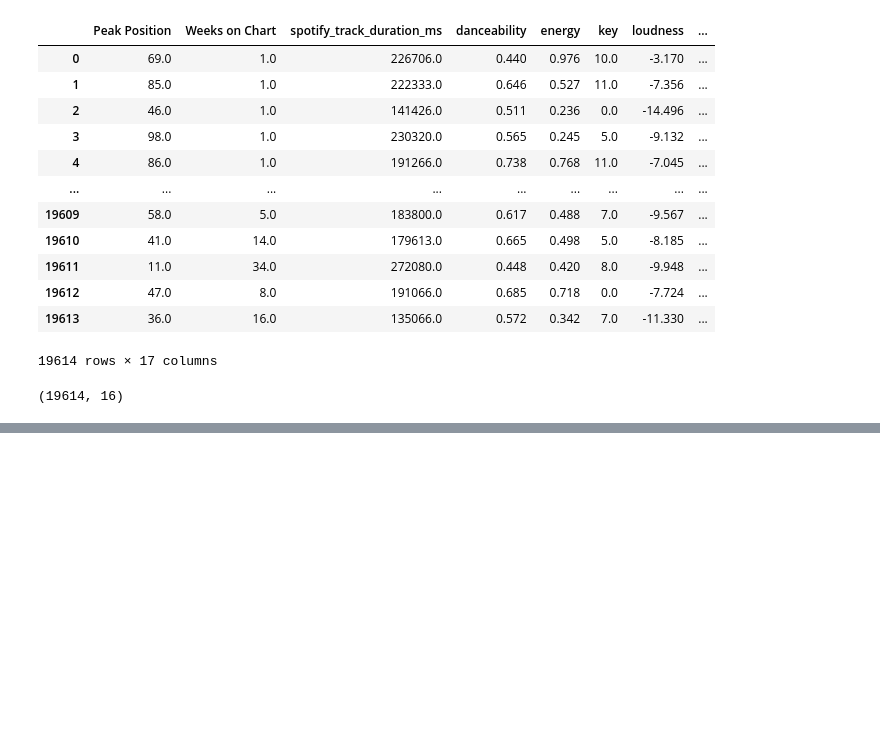
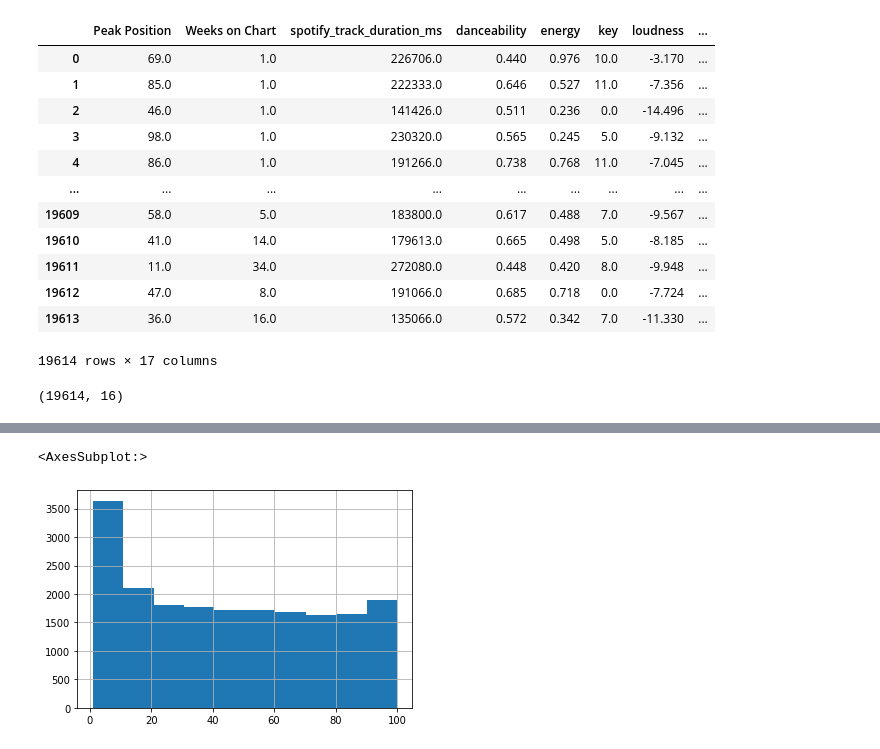
Before and after one commit to ehayes2000/csci303-final-project, a Jupyter notebook: deep-solutions.ipynb, the cells around one changed output, grey strips where cells are left out. Drawn from its saved outputs; the diff is of its cells as text; code cells hidden in the pictures; blank space fills up the shorter version.

```diff
--- a/deep-solutions.ipynb
+++ b/deep-solutions.ipynb
@@ -55,6 +60,10 @@ features.shape
 import tensorflow as tf
 from tensorflow.keras.layers import Dense, SimpleRNN, GRU, Embedding
 from tensorflow.keras import Sequential
+# %%
+from sklearn.preprocessing import Normalizer
+normalizer = Normalizer()
+features = normalizer.fit_transform(features)
 # %%
 # Sequential network
 simple_seq_layers = [Dense(16, activation='relu'),
@@ -89,7 +101,7 @@ Epoch 10/10
 simple_auto_enc_layers = [Dense(16, activation='relu'),
                      Dense(10, activation='relu'),
                      Dense(8, activation='relu'),
-                     Dense(16, activation='relu'),
+                     Dense(4, activation='relu'),
                      Dense(1, activation='linear')]
 
 simple_sequential = Sequential(simple_auto_enc_layers)
@@ -116,0 +168,19 @@ Epoch 15/15
+# %%
+from sklearn.manifold import SpectralEmbedding
+spectral_transformer = SpectralEmbedding()
+spectral_embedding = spectral_transformer.fit_transform(features)
+# this takes forever to run
+# %%
+from tensorflow.keras.layers import Dropout
+simple_auto_enc_layers = [Dense(16, activation='relu'),
+                          Dropout(.1),
+                          Dense(10, activation='relu'),
+                          Dropout(.1),
+                          Dense(8, activation='relu'),
+                          Dropout(.1),
+                          Dense(4, activation='relu'),
+                          Dense(1, activation='linear')]
+
+simple_sequential = Sequential(simple_auto_enc_layers)
+simple_sequential.compile(loss='mse', optimizer='adam', metrics=['accuracy'])
+simple_sequential.fit(spectral_embedding, target, epochs=10)
@@ -116,0 +209,5 @@ Epoch 15/15
+# %%
+target.hist()
+# %% [output]
+<AxesSubplot:>
+[figure, added]
```
Also changed, not shown: parts of 6 cells of this notebook, 1 other file.
